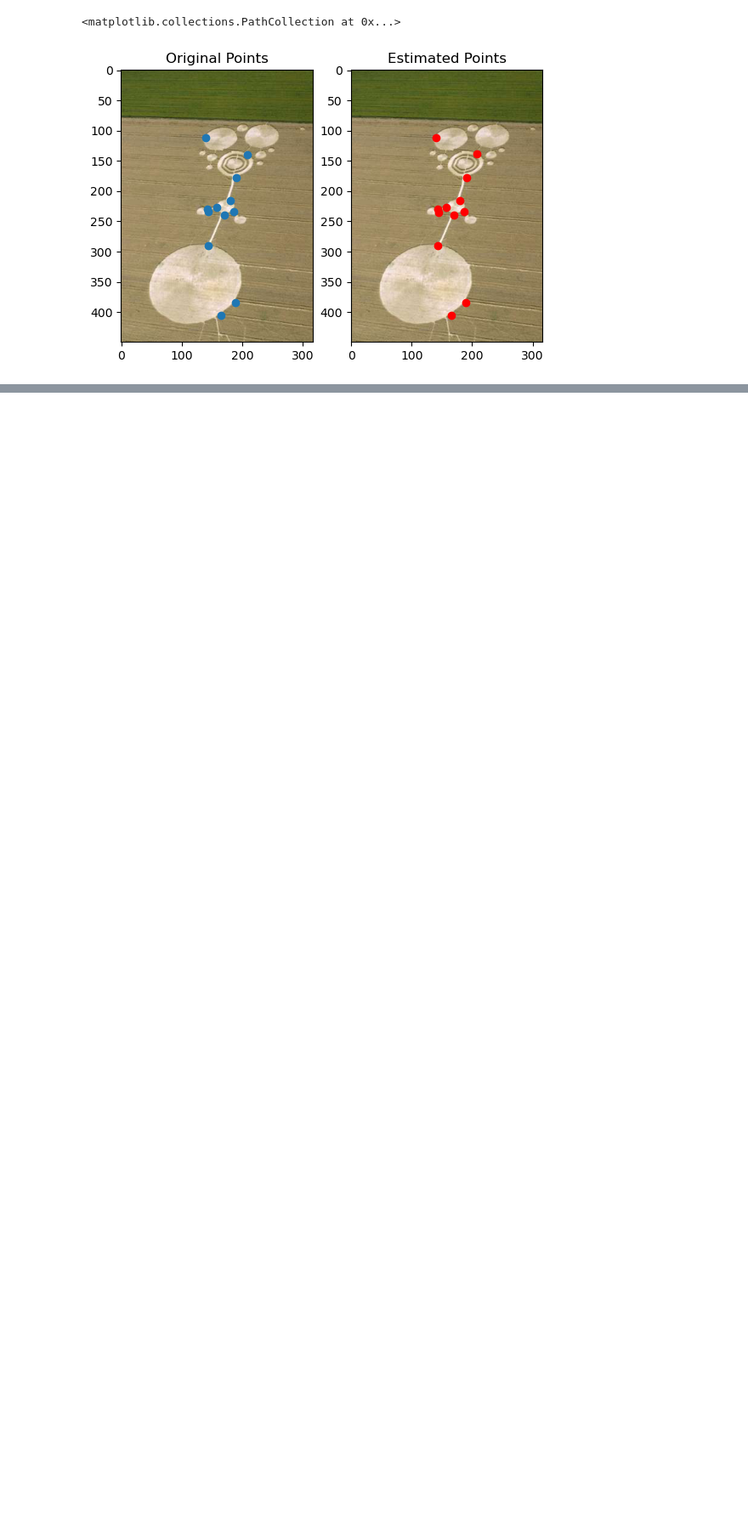
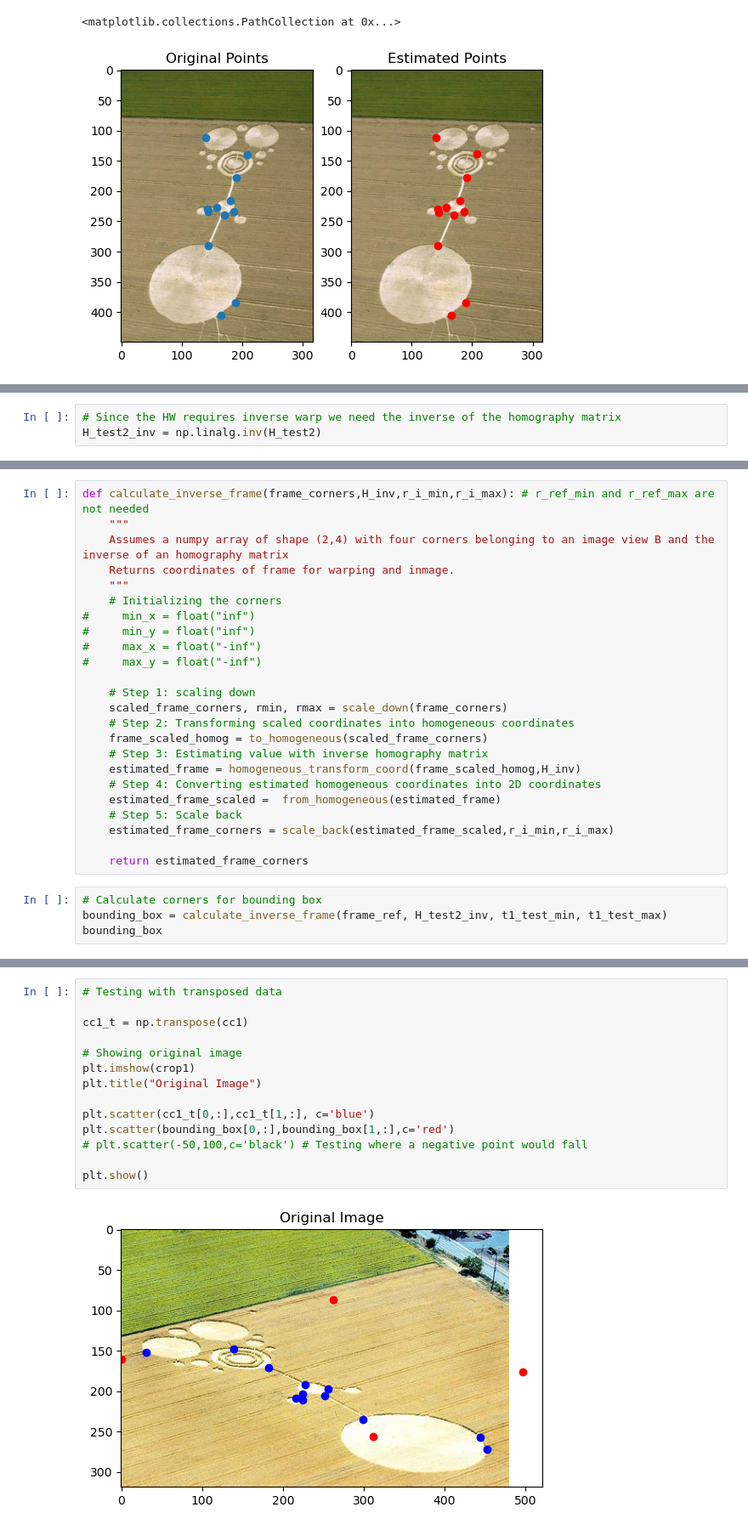
Before and after one commit to rzambrano1/computer_vision_image_stiching, a Jupyter notebook: tests_and_experiments.ipynb, the cells around one changed output, grey strips where cells are left out. Shown at 85% size. Saved outputs shown, nothing was run; the diff lists cells and outputs as text; blank space fills up the shorter version.

Commit message:
warpImage prototype 1

```diff
--- a/tests_and_experiments.ipynb
+++ b/tests_and_experiments.ipynb
@@ -673,0 +709,3 @@ plt.scatter(estimated_cc2_2D[0,:],estimated_cc2_2D[1,:],c='red')
+# %%
+# Since the HW requires inverse warp we need the inverse of the homography matrix
+H_test2_inv = np.linalg.inv(H_test2)
@@ -673,0 +730,28 @@ plt.scatter(estimated_cc2_2D[0,:],estimated_cc2_2D[1,:],c='red')
+# %%
+def calculate_inverse_frame(frame_corners,H_inv,r_i_min,r_i_max): # r_ref_min and r_ref_max are not needed
+    """
+    Assumes a numpy array of shape (2,4) with four corners belonging to an image view B and the inverse of an homography matrix
+    Returns coordinates of frame for warping and inmage.
+    """
+    # Initializing the corners
+#     min_x = float("inf")
+#     min_y = float("inf")
+#     max_x = float("-inf")
+#     max_y = float("-inf")
+
+    # Step 1: scaling down
+    scaled_frame_corners, rmin, rmax = scale_down(frame_corners)
+    # Step 2: Transforming scaled coordinates into homogeneous coordinates
+    frame_scaled_homog = to_homogeneous(scaled_frame_corners)
+    # Step 3: Estimating value with inverse homography matrix
+    estimated_frame = homogeneous_transform_coord(frame_scaled_homog,H_inv)
+    # Step 4: Converting estimated homogeneous coordinates into 2D coordinates
+    estimated_frame_scaled =  from_homogeneous(estimated_frame)
+    # Step 5: Scale back
+    estimated_frame_corners = scale_back(estimated_frame_scaled,r_i_min,r_i_max)
+
+    return estimated_frame_corners
+# %%
+# Calculate corners for bounding box
+bounding_box = calculate_inverse_frame(frame_ref, H_test2_inv, t1_test_min, t1_test_max)
+bounding_box
@@ -673,0 +763,16 @@ plt.scatter(estimated_cc2_2D[0,:],estimated_cc2_2D[1,:],c='red')
+# %%
+# Testing with transposed data
+
+cc1_t = np.transpose(cc1)
+
+# Showing original image
+plt.imshow(crop1)
+plt.title("Original Image")
+
+plt.scatter(cc1_t[0,:],cc1_t[1,:], c='blue')
+plt.scatter(bounding_box[0,:],bounding_box[1,:],c='red')
+# plt.scatter(-50,100,c='black') # Testing where a negative point would fall
+
+plt.show()
+# %% [output]
+[figure, added]
```
Also changed, not shown: parts of 8 cells of this notebook, 2 other files.
